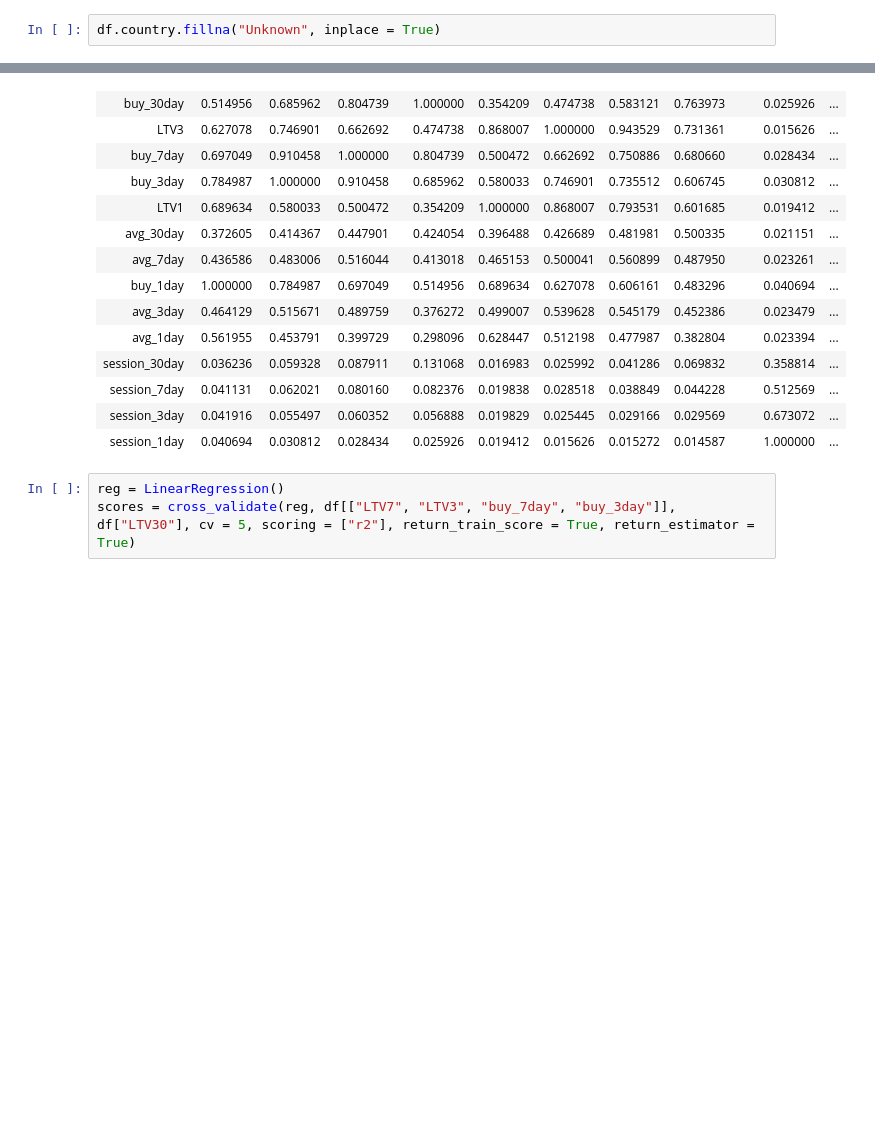
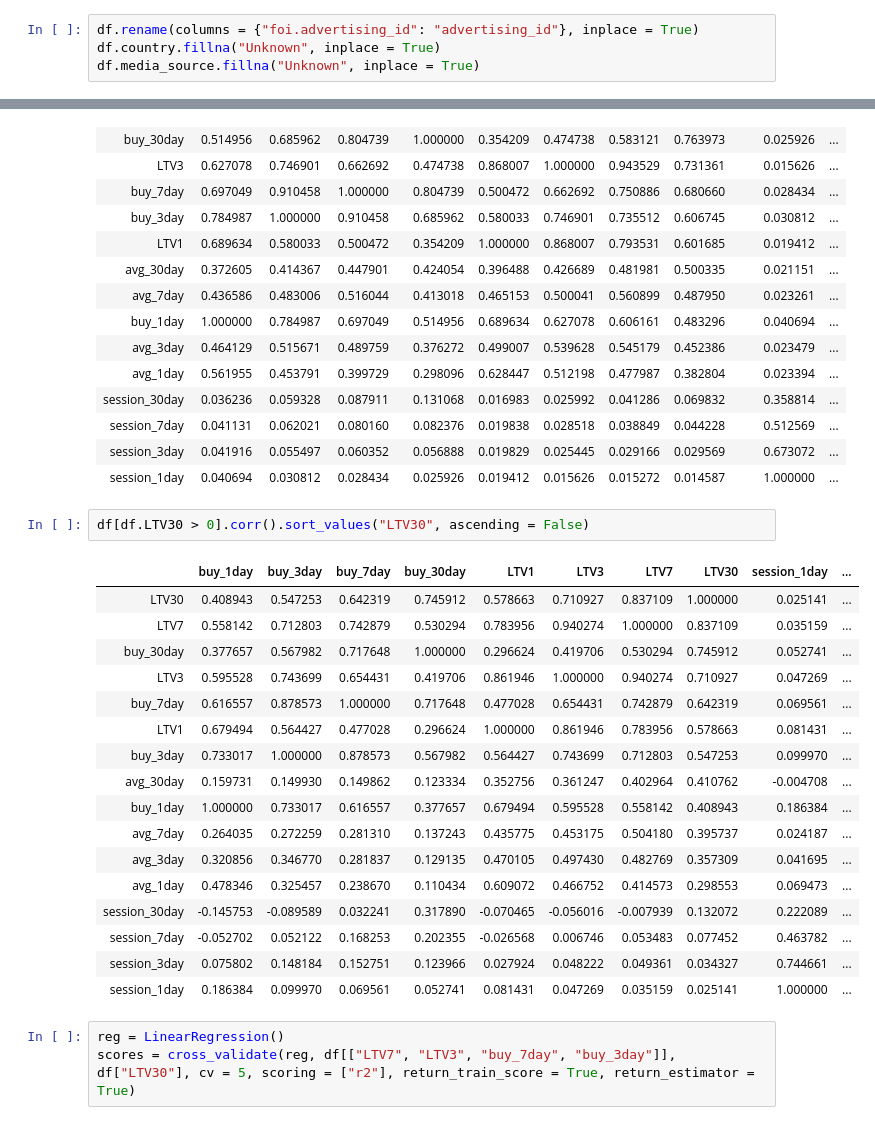
Before and after one commit to vietpm/zitga_data, a Jupyter notebook: SL LTV7.ipynb, the cells around one changed output, grey strips where cells are left out. Drawn from its saved outputs; the diff is of its cells as text; blank space fills up the shorter version.

```diff
--- a/SL LTV7.ipynb
+++ b/SL LTV7.ipynb
@@ -21,2 +24,4 @@ df.head(10)
 # %%
+df.rename(columns = {"foi.advertising_id": "advertising_id"}, inplace = True)
 df.country.fillna("Unknown", inplace = True)
+df.media_source.fillna("Unknown", inplace = True)
@@ -81,6 +138,26 @@ df.corr().sort_values("LTV30", ascending = False)
 | session_7day | 0.041131 | 0.062021 | 0.080160 | 0.082376 | 0.019838 | 0.028518 | 0.038849 | 0.044228 | 0.512569 | ... |
 | session_3day | 0.041916 | 0.055497 | 0.060352 | 0.056888 | 0.019829 | 0.025445 | 0.029166 | 0.029569 | 0.673072 | ... |
 | session_1day | 0.040694 | 0.030812 | 0.028434 | 0.025926 | 0.019412 | 0.015626 | 0.015272 | 0.014587 | 1.000000 | ... |
+# %%
+df[df.LTV30 > 0].corr().sort_values("LTV30", ascending = False)
+# %% [output]
+|  | buy_1day | buy_3day | buy_7day | buy_30day | LTV1 | LTV3 | LTV7 | LTV30 | session_1day | ... |
+| LTV30 | 0.408943 | 0.547253 | 0.642319 | 0.745912 | 0.578663 | 0.710927 | 0.837109 | 1.000000 | 0.025141 | ... |
+| LTV7 | 0.558142 | 0.712803 | 0.742879 | 0.530294 | 0.783956 | 0.940274 | 1.000000 | 0.837109 | 0.035159 | ... |
+| buy_30day | 0.377657 | 0.567982 | 0.717648 | 1.000000 | 0.296624 | 0.419706 | 0.530294 | 0.745912 | 0.052741 | ... |
+| LTV3 | 0.595528 | 0.743699 | 0.654431 | 0.419706 | 0.861946 | 1.000000 | 0.940274 | 0.710927 | 0.047269 | ... |
+| buy_7day | 0.616557 | 0.878573 | 1.000000 | 0.717648 | 0.477028 | 0.654431 | 0.742879 | 0.642319 | 0.069561 | ... |
+| LTV1 | 0.679494 | 0.564427 | 0.477028 | 0.296624 | 1.000000 | 0.861946 | 0.783956 | 0.578663 | 0.081431 | ... |
+| buy_3day | 0.733017 | 1.000000 | 0.878573 | 0.567982 | 0.564427 | 0.743699 | 0.712803 | 0.547253 | 0.099970 | ... |
+| avg_30day | 0.159731 | 0.149930 | 0.149862 | 0.123334 | 0.352756 | 0.361247 | 0.402964 | 0.410762 | -0.004708 | ... |
+| buy_1day | 1.000000 | 0.733017 | 0.616557 | 0.377657 | 0.679494 | 0.595528 | 0.558142 | 0.408943 | 0.186384 | ... |
+| avg_7day | 0.264035 | 0.272259 | 0.281310 | 0.137243 | 0.435775 | 0.453175 | 0.504180 | 0.395737 | 0.024187 | ... |
+| avg_3day | 0.320856 | 0.346770 | 0.281837 | 0.129135 | 0.470105 | 0.497430 | 0.482769 | 0.357309 | 0.041695 | ... |
+| avg_1day | 0.478346 | 0.325457 | 0.238670 | 0.110434 | 0.609072 | 0.466752 | 0.414573 | 0.298553 | 0.069473 | ... |
+| session_30day | -0.145753 | -0.089589 | 0.032241 | 0.317890 | -0.070465 | -0.056016 | -0.007939 | 0.132072 | 0.222089 | ... |
+| session_7day | -0.052702 | 0.052122 | 0.168253 | 0.202355 | -0.026568 | 0.006746 | 0.053483 | 0.077452 | 0.463782 | ... |
+| session_3day | 0.075802 | 0.148184 | 0.152751 | 0.123966 | 0.027924 | 0.048222 | 0.049361 | 0.034327 | 0.744661 | ... |
+| session_1day | 0.186384 | 0.099970 | 0.069561 | 0.052741 | 0.081431 | 0.047269 | 0.035159 | 0.025141 | 1.000000 | ... |
 # %%
 reg = LinearRegression()
 scores = cross_validate(reg, df[["LTV7", "LTV3", "buy_7day", "buy_3day"]], df["LTV30"], cv = 5, scoring = ["r2"], return_train_score = True, return_estimator = True)
```
Also changed, not shown: parts of 9 cells of this notebook, 32 other files.
